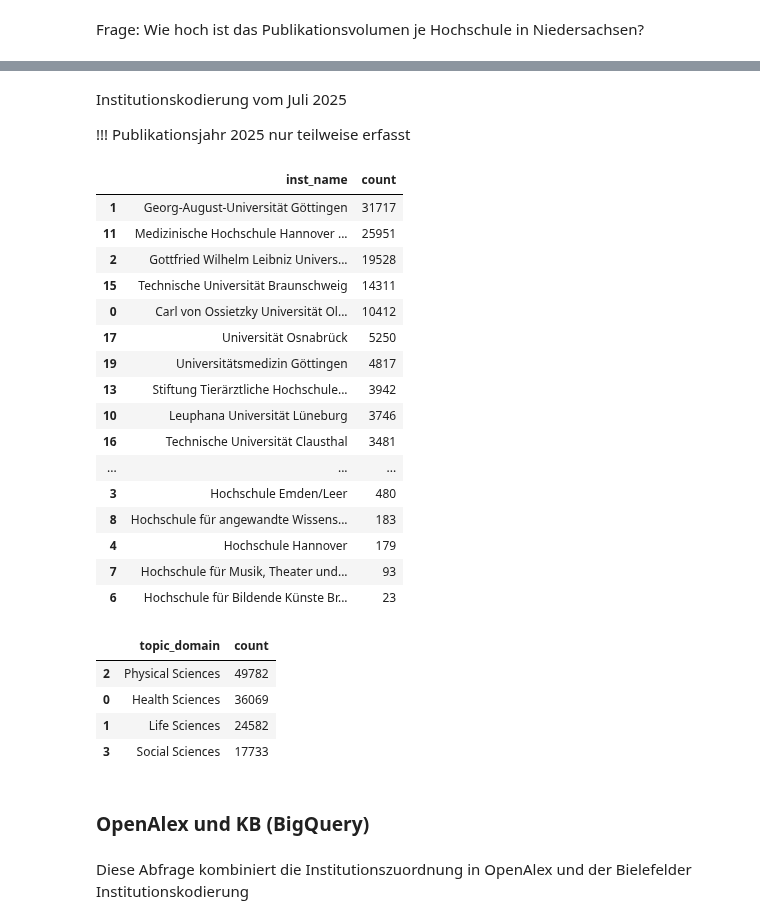
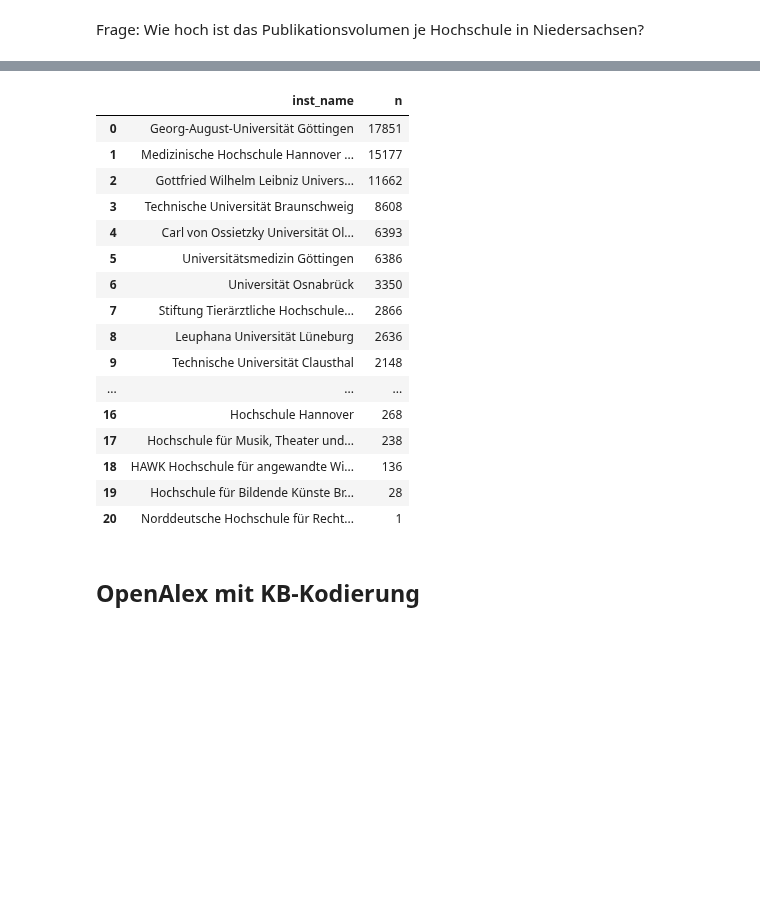
Before and after one commit to naustica/lower_saxony_institutions, a Jupyter notebook: notebooks/Monitoring.ipynb, the cells around one changed output, grey strips where cells are left out. Saved outputs shown, nothing was run; the diff lists cells and outputs as text; code cells hidden in the pictures; blank space fills up the shorter version.

```diff
--- a/notebooks/Monitoring.ipynb
+++ b/notebooks/Monitoring.ipynb
@@ -173,4 +69,0 @@ oal_hr_nord
-# %% [markdown]
-Institutionskodierung vom Juli 2025
-
-!!! Publikationsjahr 2025 nur teilweise erfasst
@@ -215,28 +69,0 @@ kb = client.query(f"""
-# %%
-kb.groupby(['inst_name'])['n'].sum().reset_index(name='count').sort_values(['count'], ascending=False)
-# %% [output]
-|  | inst_name | count |
-| 1 | Georg-August-Universität Göttingen | 31717 |
-| 11 | Medizinische Hochschule Hannover ... | 25951 |
-| 2 | Gottfried Wilhelm Leibniz Univers... | 19528 |
-| 15 | Technische Universität Braunschweig | 14311 |
-| 0 | Carl von Ossietzky Universität Ol... | 10412 |
-| 17 | Universität Osnabrück | 5250 |
-| 19 | Universitätsmedizin Göttingen | 4817 |
-| 13 | Stiftung Tierärztliche Hochschule... | 3942 |
-| 10 | Leuphana Universität Lüneburg | 3746 |
-| 16 | Technische Universität Clausthal | 3481 |
-| ... | ... | ... |
-| 3 | Hochschule Emden/Leer | 480 |
-| 8 | Hochschule für angewandte Wissens... | 183 |
-| 4 | Hochschule Hannover | 179 |
-| 7 | Hochschule für Musik, Theater und... | 93 |
-| 6 | Hochschule für Bildende Künste Br... | 23 |
-# %%
-kb.groupby(['topic_domain'])['n'].sum().reset_index(name='count').sort_values(['count'], ascending=False)
-# %% [output]
-|  | topic_domain | count |
-| 2 | Physical Sciences | 49782 |
-| 0 | Health Sciences | 36069 |
-| 1 | Life Sciences | 24582 |
-| 3 | Social Sciences | 17733 |
@@ -243,4 +130,22 @@ kb.groupby(['topic_domain'])['n'].sum().reset_index(name='count').sort_values(['
+# %%
+oal
+# %% [output]
+|  | inst_name | n |
+| 0 | Georg-August-Universität Göttingen | 17851 |
+| 1 | Medizinische Hochschule Hannover ... | 15177 |
+| 2 | Gottfried Wilhelm Leibniz Univers... | 11662 |
+| 3 | Technische Universität Braunschweig | 8608 |
+| 4 | Carl von Ossietzky Universität Ol... | 6393 |
+| 5 | Universitätsmedizin Göttingen | 6386 |
+| 6 | Universität Osnabrück | 3350 |
+| 7 | Stiftung Tierärztliche Hochschule... | 2866 |
+| 8 | Leuphana Universität Lüneburg | 2636 |
+| 9 | Technische Universität Clausthal | 2148 |
+| ... | ... | ... |
+| 16 | Hochschule Hannover | 268 |
+| 17 | Hochschule für Musik, Theater und... | 238 |
+| 18 | HAWK Hochschule für angewandte Wi... | 136 |
+| 19 | Hochschule für Bildende Künste Br... | 28 |
+| 20 | Norddeutsche Hochschule für Recht... | 1 |
 # %% [markdown]
-### OpenAlex und KB (BigQuery)
+## OpenAlex mit KB-Kodierung
-# %% [markdown]
-Diese Abfrage kombiniert die Institutionszuordnung in OpenAlex und der Bielefelder Institutionskodierung
```
Also changed, not shown: parts of 70 cells of this notebook.
